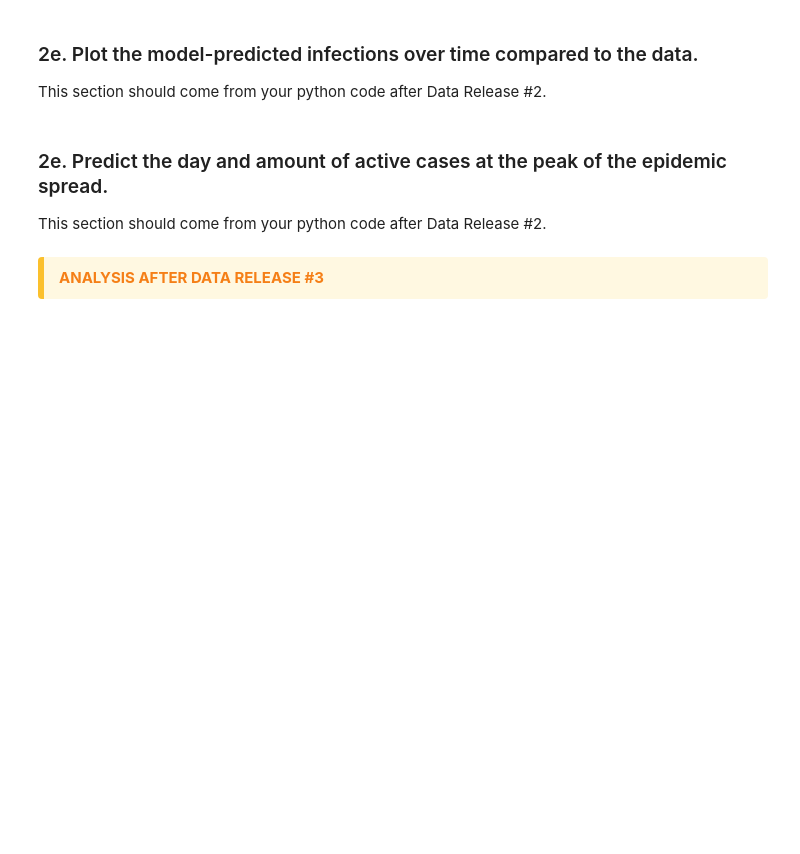
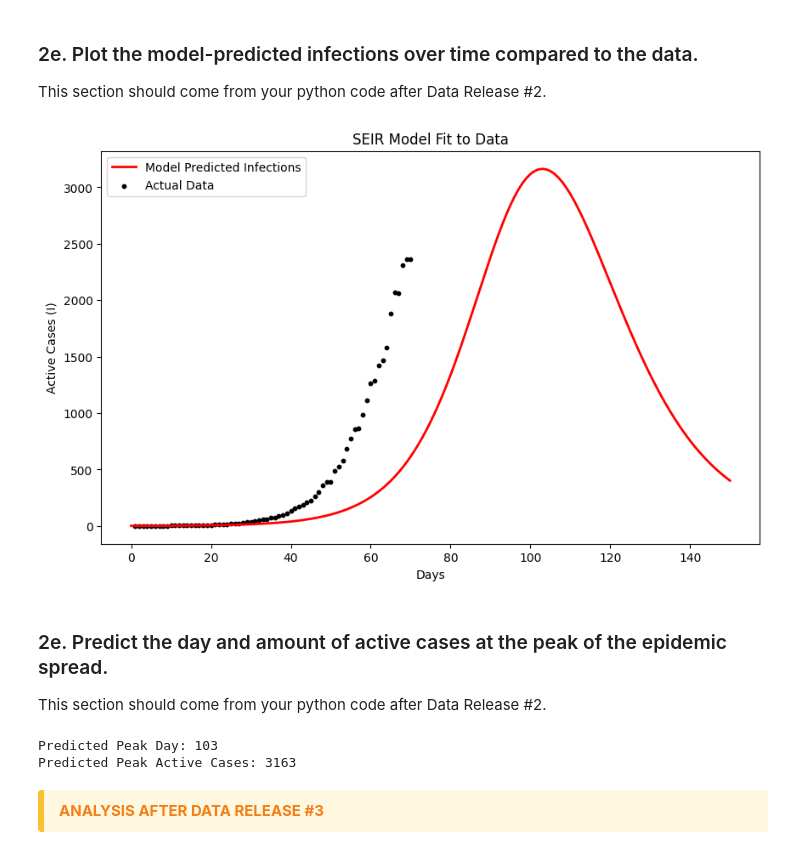
Before and after one commit to ktt920/Module-2-Epidemics-SIR-Modeling, a Jupyter notebook: Notebook examples/Template_student_final_notebook.ipynb, the cells around one changed output. Saved outputs shown, nothing was run; the diff lists cells and outputs as text; code cells hidden in the pictures; blank space fills up the shorter version.

Commit message:
Added Plot and Prediction for SEIR Model

```diff
--- a/Notebook examples/Template_student_final_notebook.ipynb
+++ b/Notebook examples/Template_student_final_notebook.ipynb
@@ -269,3 +281,13 @@ In order to determine an SEIR model for data, it is first important to determine
+# %%
+# Load the data for 2nd data release
+data = pd.read_csv('../Data/mystery_virus_daily_active_counts_RELEASE#2.csv', parse_dates=['date'], header=0, index_col=None)
+
+# Extract the information from data.
+# The x-variable will be the day progressed with the y variable being the number of active cases
+# This override the data from data release one so all future calling of those variables will be referencing the more updated data release
+
+x_day = data['day']
+y_cases = data['active reported daily cases']
 # %%
 # AI Usage statement: Google gemini was utilized to generate code to figure out how the code works, then code was modified according to pseudocode provided on Canvas based on new understanding.
 
@@ -351,9 +388,50 @@ This section should come from your python code after Data Release #2.
 # %% [markdown]
 ### 2e. Plot the model-predicted infections over time compared to the data.
 This section should come from your python code after Data Release #2.
+# %%
+timepoints = len(data) #How many days is the data
+
+N = 17900 # Population Size of Population at Risk
+E0 = 2 # Assumption
+I0 = 1 # Given by Data
+R0 = 0 # No one recovered yet on day 1
+S0 = N - (E0 + I0 + R0)
+
+# 1. Get the optimized parameters
+b_opt, s_opt, g_opt, min_sse = SEIR_Optimization(timepoints, data, N, S0, E0, I0, R0)
+
+# 2. Run the model one last time with the "best" parameters
+# We use a longer range (e.g., 150 days) to see the full peak and decline
+S_fit, E_fit, I_fit, R_fit = SEIR(b_opt, s_opt, g_opt, S0, E0, I0, R0, 150, N)
+
+# 3. Create the plot
+plt.figure(figsize=(10, 6))
+# Plot the model results
+plt.plot(I_fit, label='Model Predicted Infections', color='red', linewidth=2)
+
+# Plot actual data correctly using x_day and y_cases
+plt.scatter(x_day, y_cases, label='Actual Data', color='black', s=10)
+
+plt.title('SEIR Model Fit to Data')
+plt.xlabel('Days')
+plt.ylabel('Active Cases (I)')
+plt.legend()
+plt.show()
+# %% [output]
+[figure, added]
 # %% [markdown]
 ### 2e. Predict the day and amount of active cases at the peak of the epidemic spread.
 This section should come from your python code after Data Release #2.
+# %%
+# Use the results from your I_fit (the 150-day run)
+peak_amount = np.max(I_fit)
+peak_day = np.argmax(I_fit)
+
+print(f"Predicted Peak Day: {peak_day}")
+print(f"Predicted Peak Active Cases: {int(peak_amount)}")
+# %% [output]
+Predicted Peak Day: 103
+Predicted Peak Active Cases: 3163
 # %% [markdown]
 
 <div style="
```
Also changed, not shown: parts of 6 cells of this notebook.
